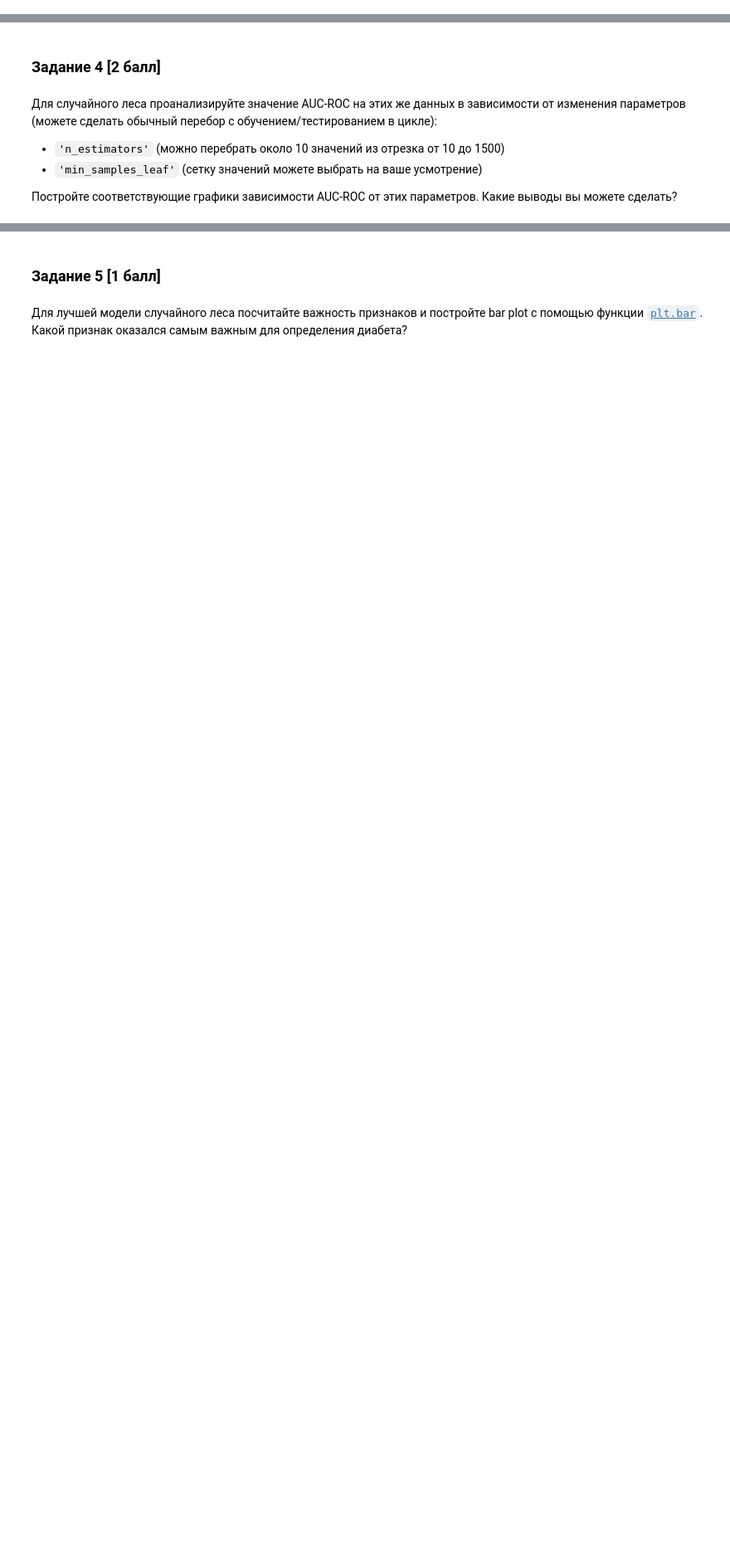
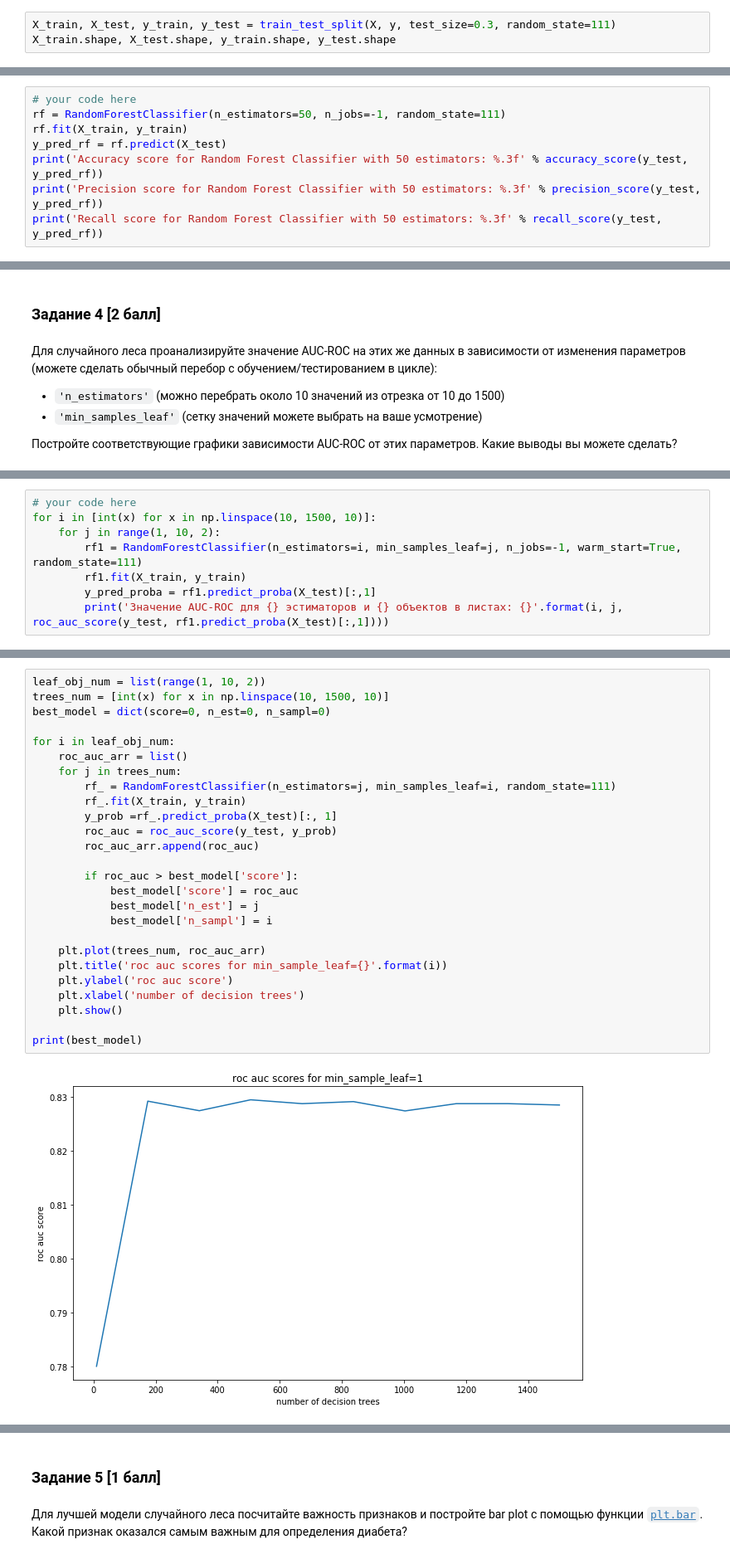
Before and after one commit to Oleg-DS/learning_data_science, a Jupyter notebook: ML/hw04.ipynb, the cells around one changed output, grey strips where cells are left out. Shown at 83% size. Saved outputs shown, nothing was run; the diff lists cells and outputs as text; blank space fills up the shorter version.

```diff
--- a/ML/hw04.ipynb
+++ b/ML/hw04.ipynb
@@ -425,0 +428,3 @@ plt.show()
+# %%
+X_train, X_test, y_train, y_test = train_test_split(X, y, test_size=0.3, random_state=111)
+X_train.shape, X_test.shape, y_train.shape, y_test.shape
@@ -437,0 +464,8 @@ plt.show()
+# %%
+# your code here
+rf = RandomForestClassifier(n_estimators=50, n_jobs=-1, random_state=111)
+rf.fit(X_train, y_train)
+y_pred_rf = rf.predict(X_test)
+print('Accuracy score for Random Forest Classifier with 50 estimators: %.3f' % accuracy_score(y_test, y_pred_rf))
+print('Precision score for Random Forest Classifier with 50 estimators: %.3f' % precision_score(y_test, y_pred_rf))
+print('Recall score for Random Forest Classifier with 50 estimators: %.3f' % recall_score(y_test, y_pred_rf))
@@ -447,0 +486,8 @@ plt.show()
+# %%
+# your code here
+for i in [int(x) for x in np.linspace(10, 1500, 10)]:
+    for j in range(1, 10, 2):
+        rf1 = RandomForestClassifier(n_estimators=i, min_samples_leaf=j, n_jobs=-1, warm_start=True, random_state=111)
+        rf1.fit(X_train, y_train)
+        y_pred_proba = rf1.predict_proba(X_test)[:,1]
+        print('Значение AUC-ROC для {} эстиматоров и {} объектов в листах: {}'.format(i, j, roc_auc_score(y_test, rf1.predict_proba(X_test)[:,1])))
@@ -447,0 +512,28 @@ plt.show()
+# %%
+leaf_obj_num = list(range(1, 10, 2))
+trees_num = [int(x) for x in np.linspace(10, 1500, 10)]
+best_model = dict(score=0, n_est=0, n_sampl=0)
+
+for i in leaf_obj_num:
+    roc_auc_arr = list()
+    for j in trees_num:
+        rf_ = RandomForestClassifier(n_estimators=j, min_samples_leaf=i, random_state=111)
+        rf_.fit(X_train, y_train)
+        y_prob =rf_.predict_proba(X_test)[:, 1]
+        roc_auc = roc_auc_score(y_test, y_prob)
+        roc_auc_arr.append(roc_auc)
+
+        if roc_auc > best_model['score']:
+            best_model['score'] = roc_auc
+            best_model['n_est'] = j
+            best_model['n_sampl'] = i
+
+    plt.plot(trees_num, roc_auc_arr)
+    plt.title('roc auc scores for min_sample_leaf={}'.format(i))
+    plt.ylabel('roc auc score')
+    plt.xlabel('number of decision trees')
+    plt.show()
+
+print(best_model)
+# %% [output]
+[figure, added]
```
Also changed, not shown: parts of 22 cells of this notebook.
